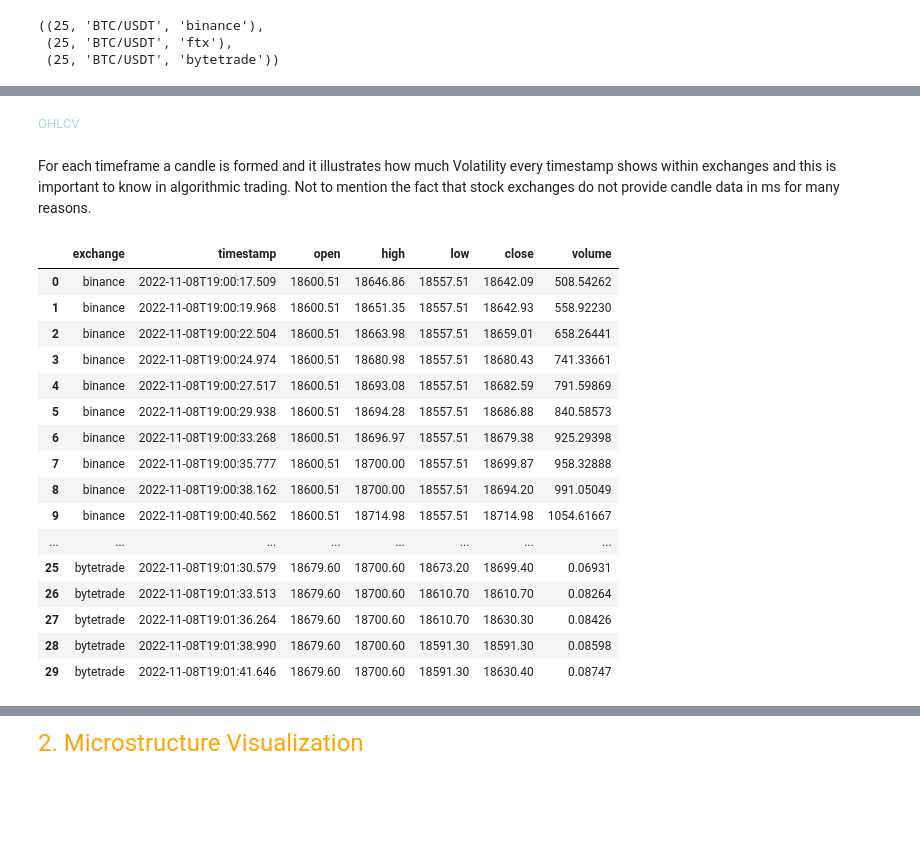
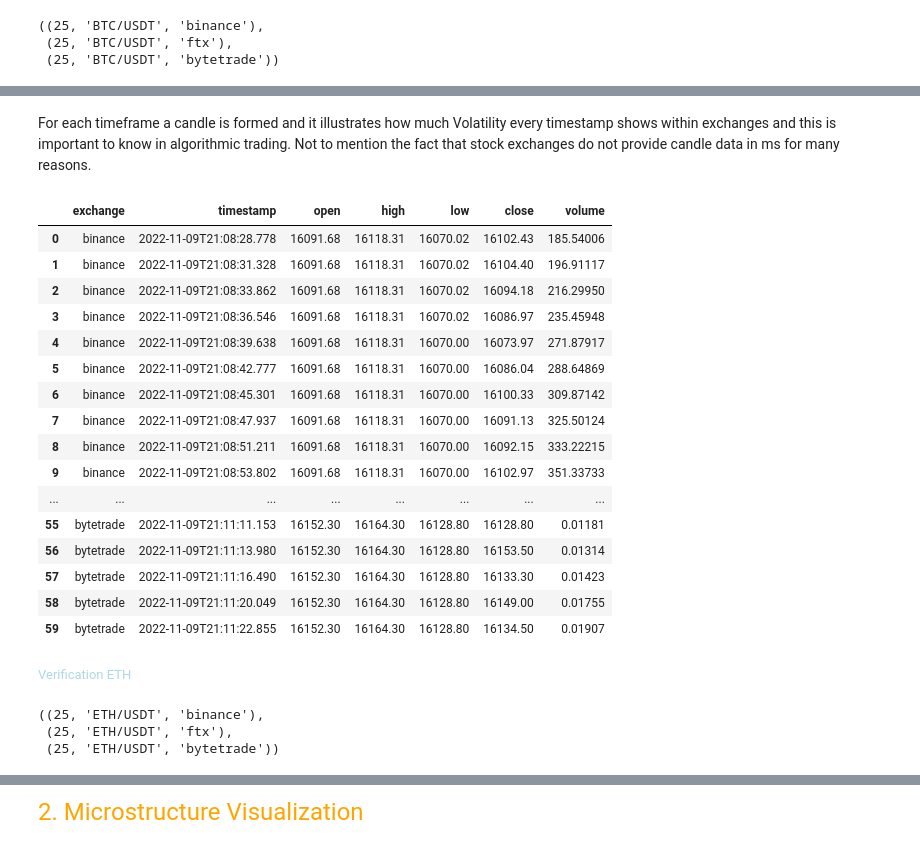
Before and after one commit to EstebanMqz/Microstructure-Visualization-Modelling, a Jupyter notebook: notebook.ipynb, the cells around one changed output, grey strips where cells are left out. Saved outputs shown, nothing was run; the diff lists cells and outputs as text; code cells hidden in the pictures; blank space fills up the shorter version.

```diff
--- a/notebook.ipynb
+++ b/notebook.ipynb
@@ -380,0 +380,5 @@ verif_ex1(lvls, cripto, exchange, n)
+# %%
+n=20
+verif_0_B = vs.verif_ex1(v_params0[0],v_params0[1], v_params0[2], n)
+verif_1_B = vs.verif_ex1(v_params1[0],v_params1[1], v_params1[2], n)
+verif_2_B = vs.verif_ex1(v_params2[0],v_params2[1], v_params2[2], n)
@@ -409,25 +414,34 @@ verif_df
-# %% [markdown]
-<font color= lightblue> <font size = 2> OHLCV </font>
 # %% [markdown]
 For each timeframe a candle is formed and it illustrates how much Volatility every timestamp shows within exchanges and this is important to know in algorithmic trading. Not to mention the fact that stock exchanges do not provide candle data in ms for many reasons.
 # %%
-verif_df = fn.concatenate(verif_0[1], verif_1[1], verif_2[1], n)
-verif_df
+verif_df1_OH = fn.concatenate(verif_0_B[1], verif_1_B[1], verif_2_B[1], n)
+verif_df1_OH
 # %% [output]
 |  | exchange | timestamp | open | high | low | close | volume |
-| 0 | binance | 2022-11-08T19:00:17.509 | 18600.51 | 18646.86 | 18557.51 | 18642.09 | 508.54262 |
-| 1 | binance | 2022-11-08T19:00:19.968 | 18600.51 | 18651.35 | 18557.51 | 18642.93 | 558.92230 |
-| 2 | binance | 2022-11-08T19:00:22.504 | 18600.51 | 18663.98 | 18557.51 | 18659.01 | 658.26441 |
-| 3 | binance | 2022-11-08T19:00:24.974 | 18600.51 | 18680.98 | 18557.51 | 18680.43 | 741.33661 |
-| 4 | binance | 2022-11-08T19:00:27.517 | 18600.51 | 18693.08 | 18557.51 | 18682.59 | 791.59869 |
-| 5 | binance | 2022-11-08T19:00:29.938 | 18600.51 | 18694.28 | 18557.51 | 18686.88 | 840.58573 |
-| 6 | binance | 2022-11-08T19:00:33.268 | 18600.51 | 18696.97 | 18557.51 | 18679.38 | 925.29398 |
-| 7 | binance | 2022-11-08T19:00:35.777 | 18600.51 | 18700.00 | 18557.51 | 18699.87 | 958.32888 |
-| 8 | binance | 2022-11-08T19:00:38.162 | 18600.51 | 18700.00 | 18557.51 | 18694.20 | 991.05049 |
-| 9 | binance | 2022-11-08T19:00:40.562 | 18600.51 | 18714.98 | 18557.51 | 18714.98 | 1054.61667 |
+| 0 | binance | 2022-11-09T21:08:28.778 | 16091.68 | 16118.31 | 16070.02 | 16102.43 | 185.54006 |
+| 1 | binance | 2022-11-09T21:08:31.328 | 16091.68 | 16118.31 | 16070.02 | 16104.40 | 196.91117 |
+| 2 | binance | 2022-11-09T21:08:33.862 | 16091.68 | 16118.31 | 16070.02 | 16094.18 | 216.29950 |
+| 3 | binance | 2022-11-09T21:08:36.546 | 16091.68 | 16118.31 | 16070.02 | 16086.97 | 235.45948 |
+| 4 | binance | 2022-11-09T21:08:39.638 | 16091.68 | 16118.31 | 16070.00 | 16073.97 | 271.87917 |
+| 5 | binance | 2022-11-09T21:08:42.777 | 16091.68 | 16118.31 | 16070.00 | 16086.04 | 288.64869 |
+| 6 | binance | 2022-11-09T21:08:45.301 | 16091.68 | 16118.31 | 16070.00 | 16100.33 | 309.87142 |
+| 7 | binance | 2022-11-09T21:08:47.937 | 16091.68 | 16118.31 | 16070.00 | 16091.13 | 325.50124 |
+| 8 | binance | 2022-11-09T21:08:51.211 | 16091.68 | 16118.31 | 16070.00 | 16092.15 | 333.22215 |
+| 9 | binance | 2022-11-09T21:08:53.802 | 16091.68 | 16118.31 | 16070.00 | 16102.97 | 351.33733 |
 | ... | ... | ... | ... | ... | ... | ... | ... |
-| 25 | bytetrade | 2022-11-08T19:01:30.579 | 18679.60 | 18700.60 | 18673.20 | 18699.40 | 0.06931 |
-| 26 | bytetrade | 2022-11-08T19:01:33.513 | 18679.60 | 18700.60 | 18610.70 | 18610.70 | 0.08264 |
-| 27 | bytetrade | 2022-11-08T19:01:36.264 | 18679.60 | 18700.60 | 18610.70 | 18630.30 | 0.08426 |
-| 28 | bytetrade | 2022-11-08T19:01:38.990 | 18679.60 | 18700.60 | 18591.30 | 18591.30 | 0.08598 |
-| 29 | bytetrade | 2022-11-08T19:01:41.646 | 18679.60 | 18700.60 | 18591.30 | 18630.40 | 0.08747 |
+| 55 | bytetrade | 2022-11-09T21:11:11.153 | 16152.30 | 16164.30 | 16128.80 | 16128.80 | 0.01181 |
+| 56 | bytetrade | 2022-11-09T21:11:13.980 | 16152.30 | 16164.30 | 16128.80 | 16153.50 | 0.01314 |
+| 57 | bytetrade | 2022-11-09T21:11:16.490 | 16152.30 | 16164.30 | 16128.80 | 16133.30 | 0.01423 |
+| 58 | bytetrade | 2022-11-09T21:11:20.049 | 16152.30 | 16164.30 | 16128.80 | 16149.00 | 0.01755 |
+| 59 | bytetrade | 2022-11-09T21:11:22.855 | 16152.30 | 16164.30 | 16128.80 | 16134.50 | 0.01907 |
+# %% [markdown]
+<font color= lightblue> <font size = 2> Verification ETH </font>
+# %%
+v_params0= 25, criptos[1], exchanges[0]
+v_params1= 25, criptos[1], exchanges[1]
+v_params2= 25, criptos[1], exchanges[2]
+v_params0, v_params1, v_params2
+# %% [output]
+((25, 'ETH/USDT', 'binance'),
+ (25, 'ETH/USDT', 'ftx'),
+ (25, 'ETH/USDT', 'bytetrade'))
```
Also changed, not shown: parts of 37 cells of this notebook, 1 other file.
